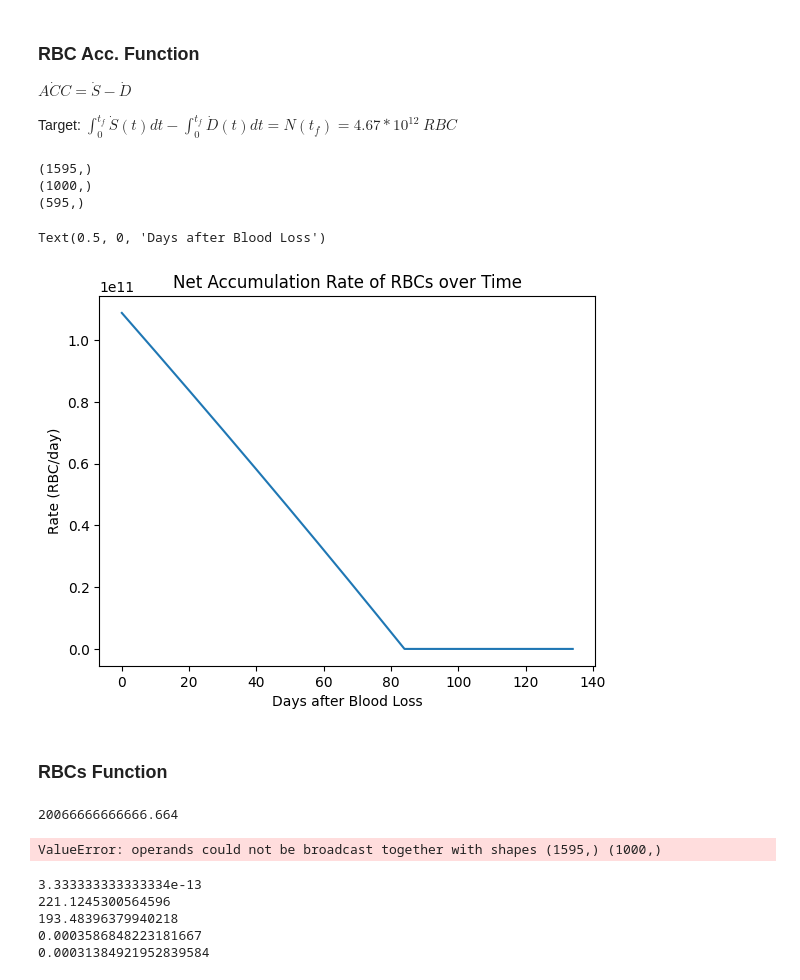
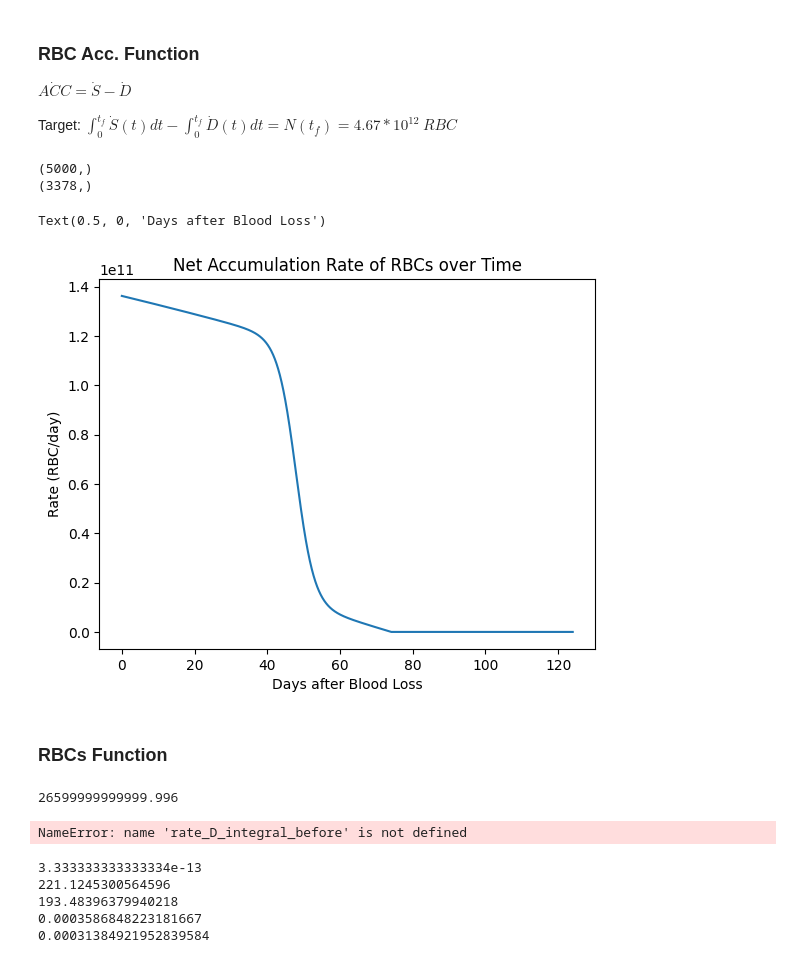
Before and after one commit to penelopenorth/PBL2, a Jupyter notebook: dynamic.ipynb, the cells around one changed output. Cells and saved outputs as stored; diff of their text form; code cells hidden in the pictures.

```diff
--- a/dynamic.ipynb
+++ b/dynamic.ipynb
@@ -5,7 +5,7 @@ import numpy as np
 import matplotlib.pyplot as plt
 
 # Blood Volume, Hematocrit, MCV of a RBC
-BV_ss = 4.3
+BV_ss = 4.3 + 1.4
 Ht_ss = 0.42
 Ht_ds = 0.336
 MCV_ss = float(90e-15)
@@ -15,7 +15,7 @@ BV_loss = 1 #L
 base_line_time_weeks = 5 # weeks per pint
 pint_to_liter = 1/0.473176473
 
-time_to_correct_weeks = base_line_time * pint_to_liter * BV_loss
+time_to_correct_weeks = base_line_time_weeks * pint_to_liter * BV_loss
 time_to_correct_days = round(time_to_correct_weeks * 7) # 73.968 is the float
 print(time_to_correct_days)
 
@@ -126,8 +126,8 @@ RBC Vol change:     -0.42 L
 $\dot{RBC} = \dot{Add} + \dot{Rem} $
 # %%
 #Specific Constants
-plasma_initial = 2.91
-plasma_final = 2.49
+plasma_final = 3.31
+plasma_initial = 3.73
 
 
 time_extra = 50
@@ -260,3 +259,24 @@ def rate_D_integral_after(time):
+# %%
+#Deprecated
+def p_volume(t):
+    new_volume = volume_dynamic_initial - (volume_dynamic_initial - volume_old)*t/(time_to_correct_days)
+    return new_volume
+
+def rate_D_before(time):
+
+    fractional_volume = volume_old / p_volume(time)
+    convert_min_to_day = 60 * 24
+
+    val = deg_rate * fractional_volume * volume_old * convert_num_heme_to_RBC * (10**(-6)) * Avogadro_num * convert_min_to_day
+    return val
+
+def rate_D_after(time):
+
+    fractional_volume = 1
+    convert_min_to_day = 60 * 24
+
+    val = deg_rate * fractional_volume * volume_old * convert_num_heme_to_RBC * (10**(-6)) * Avogadro_num * convert_min_to_day
+    return val
 # %% [markdown]
 ### Synthesis Rate
 
@@ -409,33 +507,33 @@ $\int_0^{t_f} \dot S(t)dt - \int_0^{t_f} \dot D(t)dt = N(t_f) = 4.67 * 10^{12} ~
 # %%
 s_arr_before = rate_S_before(t_before)
 s_arr_after = rate_S_after(t_after)
 if isinstance(s_arr_after, (int, float)):
     s_arr_after = np.resize(s_arr_after, len(t_after))
-print(s_arr.shape)
 
 d_arr_before = rate_D_before(t_before)
 d_arr_after = rate_D_after(t_after)
 if isinstance(d_arr_after, (int, float)):
     d_arr_after = np.resize(d_arr_after, len(t_after))
 print(d_arr_before.shape)
 print(d_arr_after.shape)
 
+
+t_here = np.concatenate((t_before, t_after), axis=0)
 d_arr = np.concatenate((d_arr_before, d_arr_after), axis=0)
 s_arr = np.concatenate((s_arr_before, s_arr_after), axis=0)
 
 diff = s_arr - d_arr
-plt.plot(t, diff)
+plt.plot(t_here, diff)
 plt.title('Net Accumulation Rate of RBCs over Time')
 plt.ylabel('Rate (RBC/day)')
 plt.xlabel('Days after Blood Loss')
 # plt.plot(t, s_arr, linestyle='--', color='r')
 # plt.plot(t, d_arr, linestyle='--', color='g')
 # %% [output]
-(1595,)
-(1000,)
-(595,)
+(5000,)
+(3378,)
 Text(0.5, 0, 'Days after Blood Loss')
-[figure, old version]
+[figure, new version]
 # %% [markdown]
 ###  RBCs Function
 # %%
@@ -479,10 +577,10 @@ plt.axhline(y=RBC_final, color='g', linestyle='--')
 # plt.plot(t_before,lin_func(t_before), color='orange')
 # plt.plot(t_after, np.resize([RBC_final], len(t_after)), color='orange')
 
-print(f'{rate_D_integral_before(time_to_correct_days) - rate_S_integral(time_to_correct_days):,}')
+print(f'{rate_D_integral_before(time_to_correct_day) - rate_S_integral(time_to_correct_days):,}')
 # %% [output]
-20066666666666.664
+26599999999999.996
-ValueError: operands could not be broadcast together with shapes (1595,) (1000,)
+NameError: name 'rate_D_integral_before' is not defined
 # %%
 heme_flow_rate = 3.6*10**(-4)
 conversion_factor = 1/(heme_count/Avogadro_num) # mol heme per RBC
```
Also changed, not shown: parts of 11 cells of this notebook.
